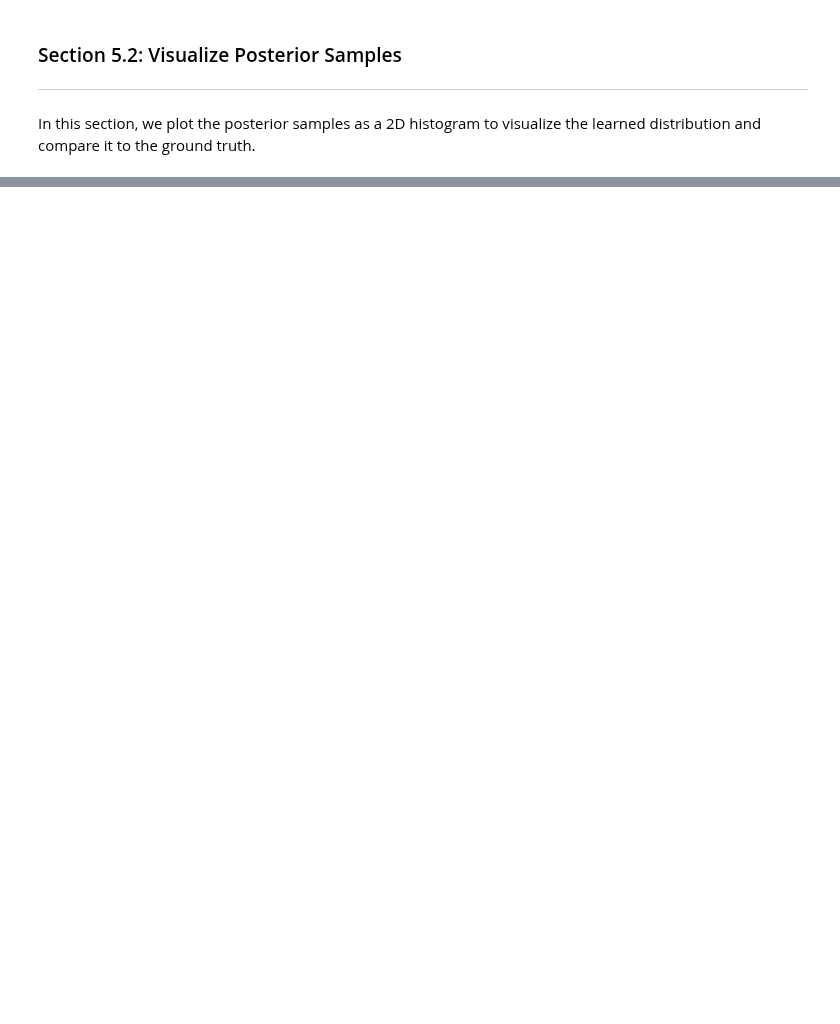
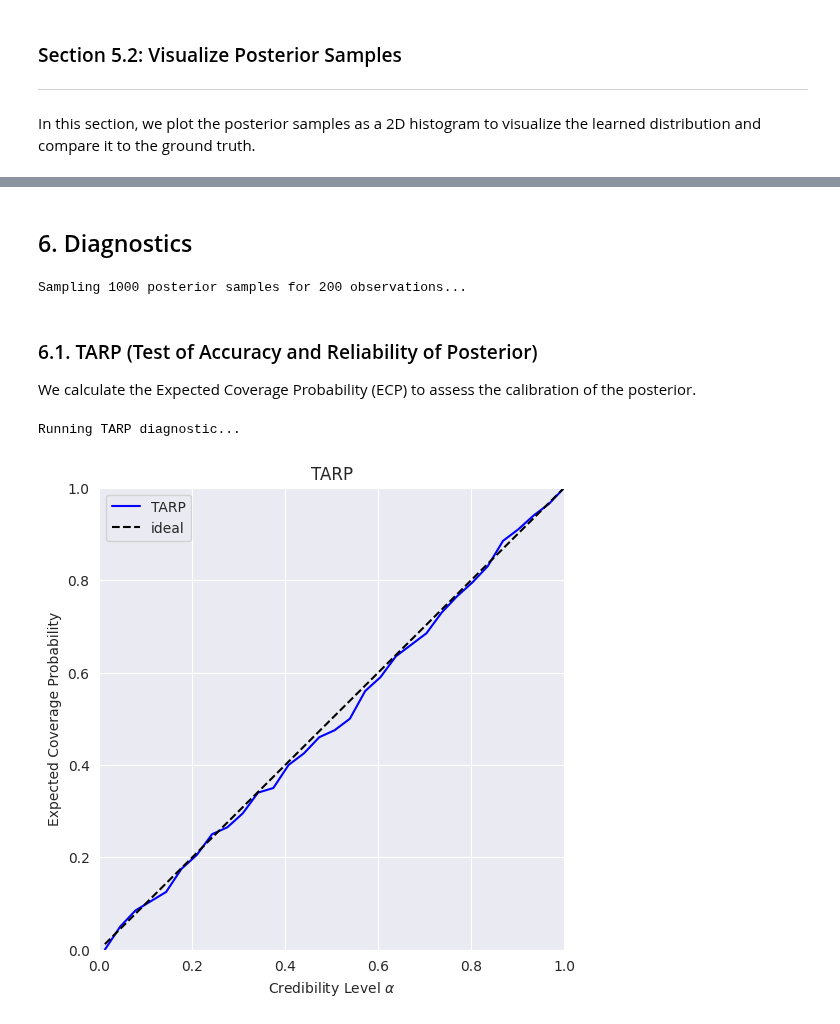
Before and after one commit to aurelio-amerio/GenSBI, a Jupyter notebook: docs/notebooks/two_moons_flow_flux.ipynb, the cells around one changed output, grey strips where cells are left out. Drawn from its saved outputs; the diff is of its cells as text; code cells hidden in the pictures; blank space fills up the shorter version.

```diff
--- a/docs/notebooks/two_moons_flow_flux.ipynb
+++ b/docs/notebooks/two_moons_flow_flux.ipynb
@@ -264,0 +259,2 @@ from gensbi.diagnostics import LC2ST, plot_l_c2st
+# %% [markdown]
+## 6. Diagnostics <a class="anchor" id="6"></a>
@@ -264,0 +274,44 @@ from gensbi.diagnostics import LC2ST, plot_l_c2st
+# %%
+num_calibration_samples = 200 #excercise: try 500, what changes?
+num_posterior_samples = 1000 #excercise: try 10_000, what changes?
+
+# Get test data
+data = task.dataset["test"].with_format("jax")[:num_calibration_samples]
+xs = jnp.asarray(data["xs"], dtype=jnp.bfloat16)
+thetas = jnp.asarray(data["thetas"], dtype=jnp.bfloat16)
+
+print(f"Sampling {num_posterior_samples} posterior samples for {num_calibration_samples} observations...")
+
+# Generate posterior samples in batch
+posterior_samples = pipeline.sample_batched(
+    jax.random.PRNGKey(12345), xs, num_posterior_samples, use_ema=True
+)
+
+# Reshape for analysis
+xs = xs.reshape((xs.shape[0], -1))
+thetas = thetas.reshape((thetas.shape[0], -1))
+posterior_samples = posterior_samples.reshape(
+    (posterior_samples.shape[0], posterior_samples.shape[1], -1)
+)
+# %% [output]
+Sampling 1000 posterior samples for 200 observations...
+# %% [markdown]
+### 6.1. TARP (Test of Accuracy and Reliability of Posterior)
+We calculate the Expected Coverage Probability (ECP) to assess the calibration of the posterior.
+# %%
+print("Running TARP diagnostic...")
+
+# Calculate ECP and Alpha
+ecp, alpha = run_tarp(
+    thetas,
+    posterior_samples,
+    references=None,  # will be calculated automatically.
+)
+
+# Plot TARP
+plot_tarp(ecp, alpha)
+plt.title("TARP")
+plt.show()
+# %% [output]
+Running TARP diagnostic...
+[figure, added]
```
Also changed, not shown: parts of 30 cells of this notebook, 19 other files.
